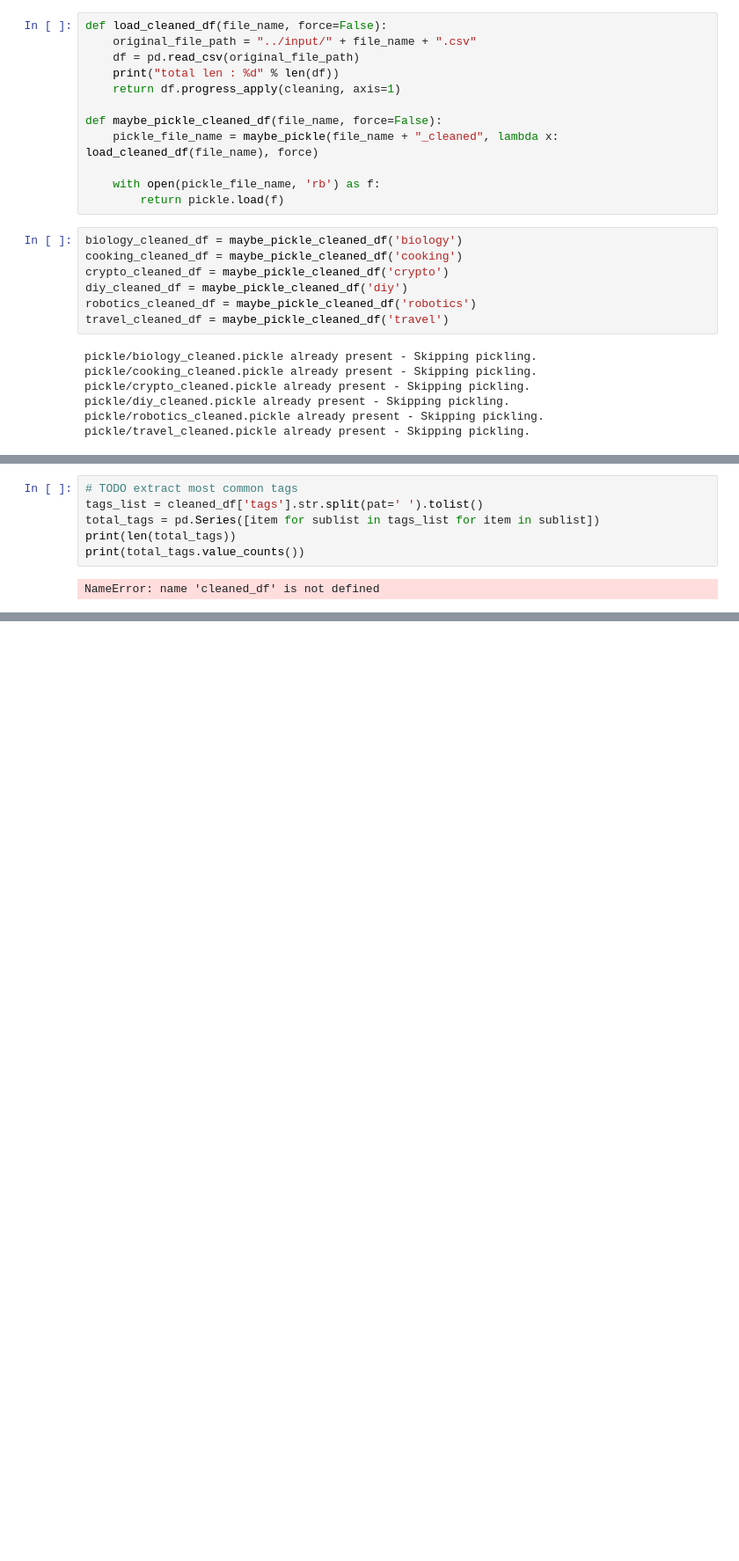
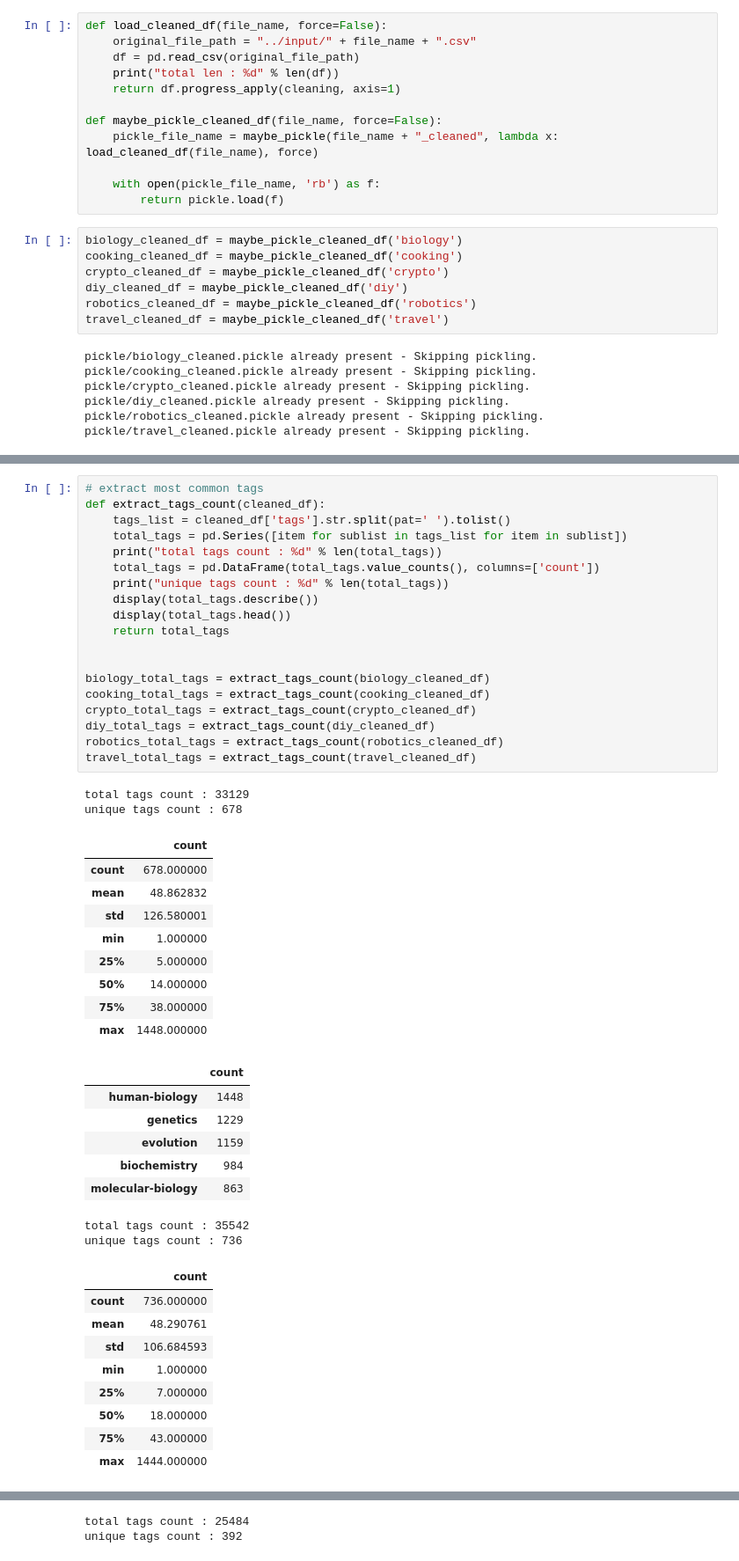
Before and after one commit to voyageth/kaggle, a Jupyter notebook: stack-exchange-tags/notebook/notebook.ipynb, the cells around one changed output, grey strips where cells are left out. Shown at 88% size. Cells and saved outputs as stored; diff of their text form; blank space fills up the shorter version.

```diff
--- a/stack-exchange-tags/notebook/notebook.ipynb
+++ b/stack-exchange-tags/notebook/notebook.ipynb
@@ -154,8 +156,48 @@ print(biology_content_vectors)
 # %%
-# TODO extract most common tags
-tags_list = cleaned_df['tags'].str.split(pat=' ').tolist()
-total_tags = pd.Series([item for sublist in tags_list for item in sublist])
-print(len(total_tags))
-print(total_tags.value_counts())
+# extract most common tags
+def extract_tags_count(cleaned_df):
+    tags_list = cleaned_df['tags'].str.split(pat=' ').tolist()
+    total_tags = pd.Series([item for sublist in tags_list for item in sublist])
+    print("total tags count : %d" % len(total_tags))
+    total_tags = pd.DataFrame(total_tags.value_counts(), columns=['count'])
+    print("unique tags count : %d" % len(total_tags))
+    display(total_tags.describe())
+    display(total_tags.head())
+    return total_tags
+
+
+biology_total_tags = extract_tags_count(biology_cleaned_df)
+cooking_total_tags = extract_tags_count(cooking_cleaned_df)
+crypto_total_tags = extract_tags_count(crypto_cleaned_df)
+diy_total_tags = extract_tags_count(diy_cleaned_df)
+robotics_total_tags = extract_tags_count(robotics_cleaned_df)
+travel_total_tags = extract_tags_count(travel_cleaned_df)
 # %% [output]
-NameError: name 'cleaned_df' is not defined
+total tags count : 33129
+unique tags count : 678
+|  | count |
+| count | 678.000000 |
+| mean | 48.862832 |
+| std | 126.580001 |
+| min | 1.000000 |
+| 25% | 5.000000 |
+| 50% | 14.000000 |
+| 75% | 38.000000 |
+| max | 1448.000000 |
+|  | count |
+| human-biology | 1448 |
+| genetics | 1229 |
+| evolution | 1159 |
+| biochemistry | 984 |
+| molecular-biology | 863 |
+total tags count : 35542
+unique tags count : 736
+|  | count |
+| count | 736.000000 |
+| mean | 48.290761 |
+| std | 106.684593 |
+| min | 1.000000 |
+| 25% | 7.000000 |
+| 50% | 18.000000 |
+| 75% | 43.000000 |
+| max | 1444.000000 |
@@ -161,0 +210,2 @@ NameError: name 'cleaned_df' is not defined
+total tags count : 25484
+unique tags count : 392
```
Also changed, not shown: parts of 14 cells of this notebook.
